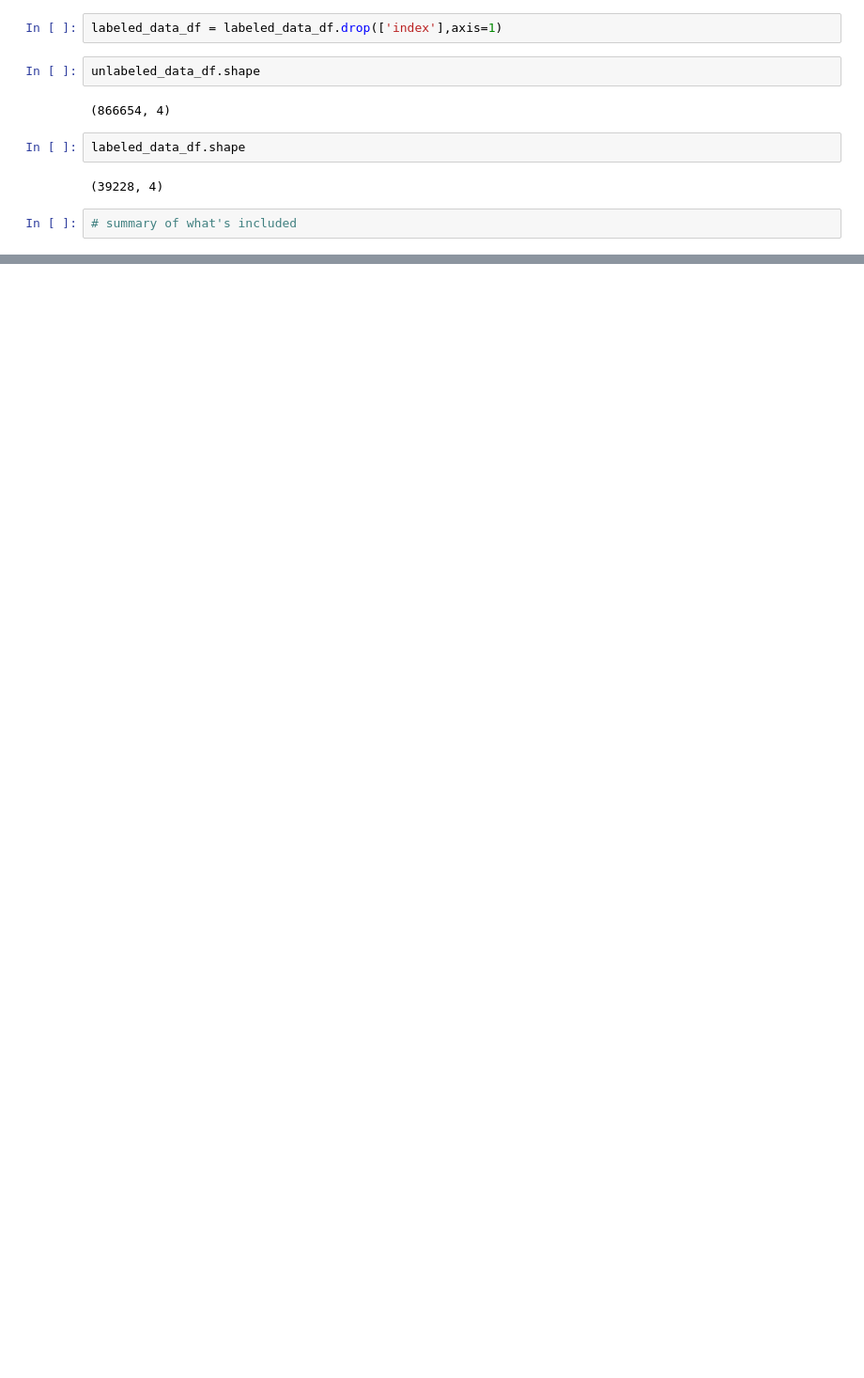
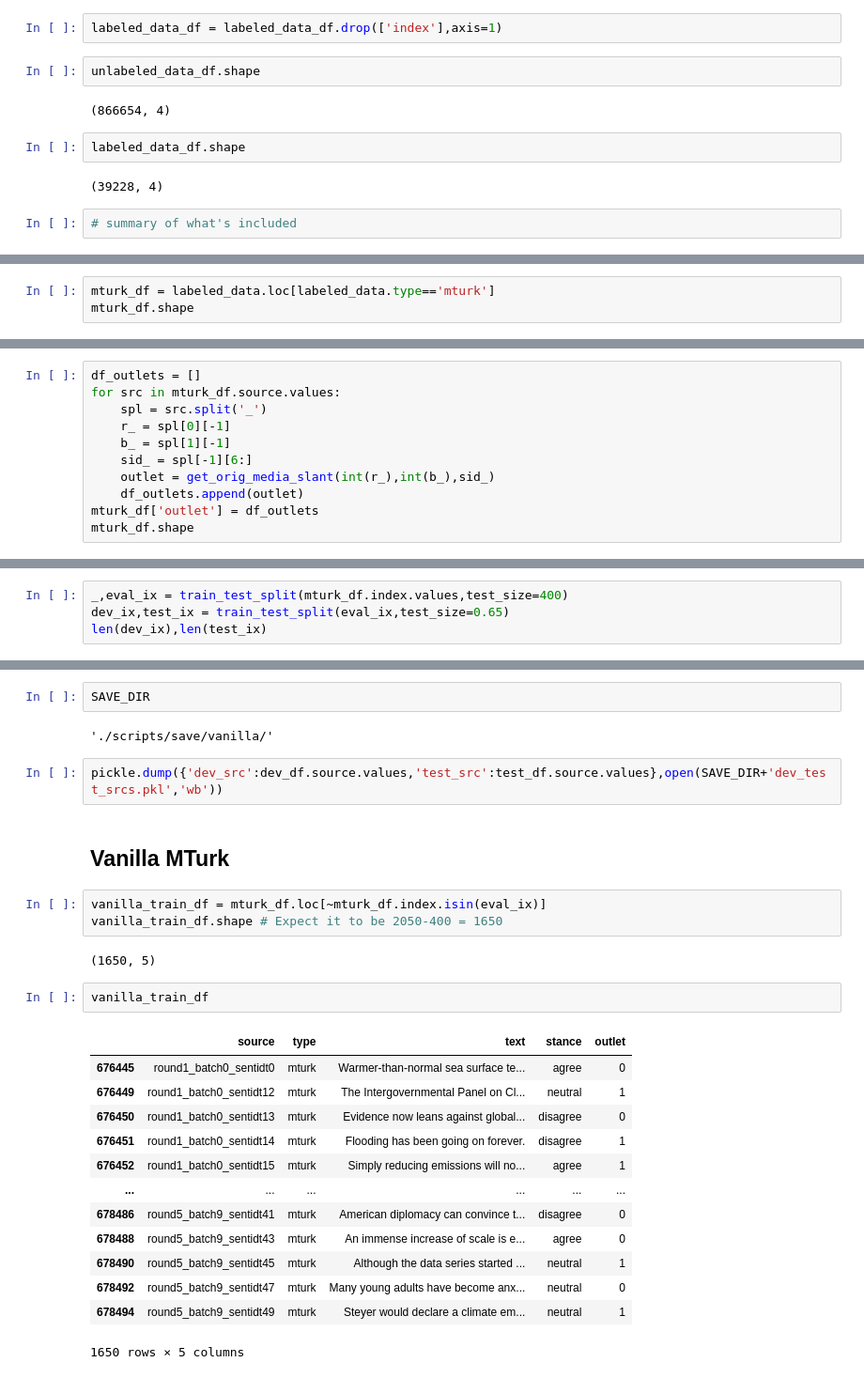
Before and after one commit to yiweiluo/GWStance, a Jupyter notebook: cc_stance/data_creation/Data_creation.ipynb, the cells around one changed output, grey strips where cells are left out. Shown at 94% size. Cells and saved outputs as stored; diff of their text form; blank space fills up the shorter version.

```diff
--- a/cc_stance/data_creation/Data_creation.ipynb
+++ b/cc_stance/data_creation/Data_creation.ipynb
@@ -1452,0 +1832,3 @@ os.getcwd()
+# %%
+mturk_df = labeled_data.loc[labeled_data.type=='mturk']
+mturk_df.shape
@@ -1452,0 +1837,11 @@ os.getcwd()
+# %%
+df_outlets = []
+for src in mturk_df.source.values:
+    spl = src.split('_')
+    r_ = spl[0][-1]
+    b_ = spl[1][-1]
+    sid_ = spl[-1][6:]
+    outlet = get_orig_media_slant(int(r_),int(b_),sid_)
+    df_outlets.append(outlet)
+mturk_df['outlet'] = df_outlets
+mturk_df.shape
@@ -1452,0 +1883,4 @@ os.getcwd()
+# %%
+_,eval_ix = train_test_split(mturk_df.index.values,test_size=400)
+dev_ix,test_ix = train_test_split(eval_ix,test_size=0.65)
+len(dev_ix),len(test_ix)
@@ -1452,0 +1914,29 @@ os.getcwd()
+# %%
+SAVE_DIR
+# %% [output]
+'./scripts/save/vanilla/'
+# %%
+pickle.dump({'dev_src':dev_df.source.values,'test_src':test_df.source.values},open(SAVE_DIR+'dev_test_srcs.pkl','wb'))
+# %% [markdown]
+## Vanilla MTurk
+# %%
+vanilla_train_df = mturk_df.loc[~mturk_df.index.isin(eval_ix)]
+vanilla_train_df.shape # Expect it to be 2050-400 = 1650
+# %% [output]
+(1650, 5)
+# %%
+vanilla_train_df
+# %% [output]
+|  | source | type | text | stance | outlet |
+| 676445 | round1_batch0_sentidt0 | mturk | Warmer-than-normal sea surface te... | agree | 0 |
+| 676449 | round1_batch0_sentidt12 | mturk | The Intergovernmental Panel on Cl... | neutral | 1 |
+| 676450 | round1_batch0_sentidt13 | mturk | Evidence now leans against global... | disagree | 0 |
+| 676451 | round1_batch0_sentidt14 | mturk | Flooding has been going on forever. | disagree | 1 |
+| 676452 | round1_batch0_sentidt15 | mturk | Simply reducing emissions will no... | agree | 1 |
+| ... | ... | ... | ... | ... | ... |
+| 678486 | round5_batch9_sentidt41 | mturk | American diplomacy can convince t... | disagree | 0 |
+| 678488 | round5_batch9_sentidt43 | mturk | An immense increase of scale is e... | agree | 0 |
+| 678490 | round5_batch9_sentidt45 | mturk | Although the data series started ... | neutral | 1 |
+| 678492 | round5_batch9_sentidt47 | mturk | Many young adults have become anx... | neutral | 0 |
+| 678494 | round5_batch9_sentidt49 | mturk | Steyer would declare a climate em... | neutral | 1 |
+1650 rows × 5 columns
```
Also changed, not shown: parts of 129 cells of this notebook, 5 other files.
